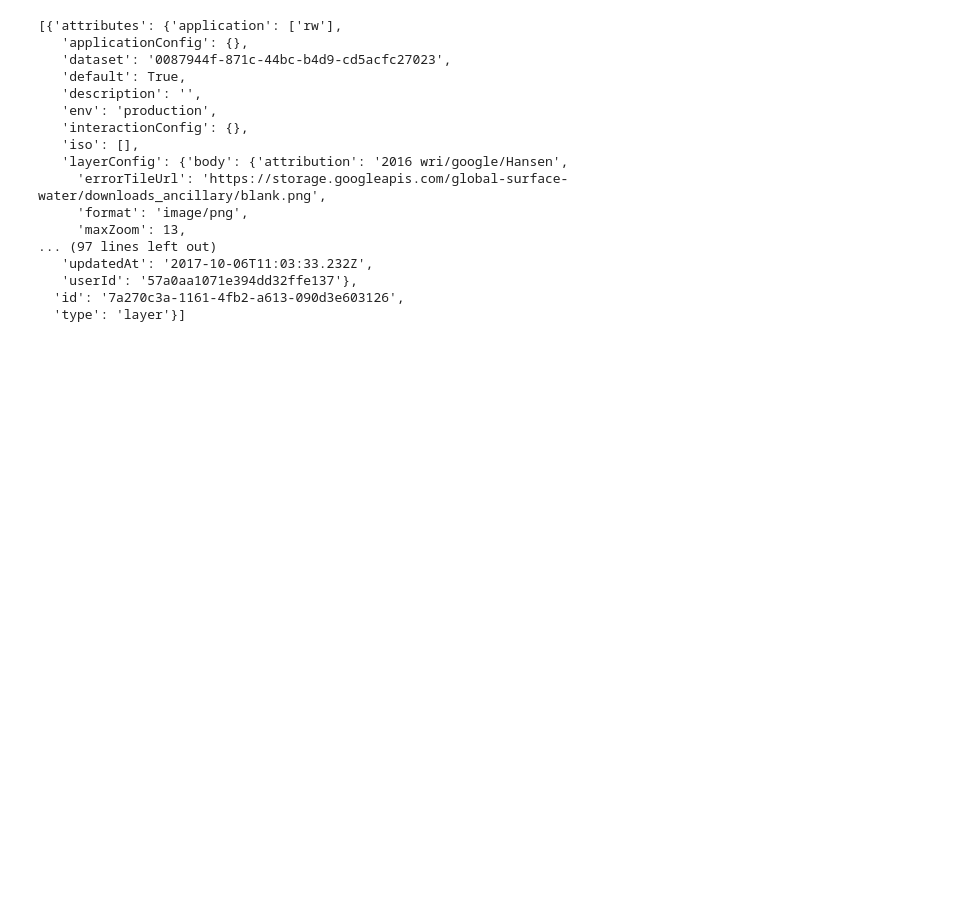
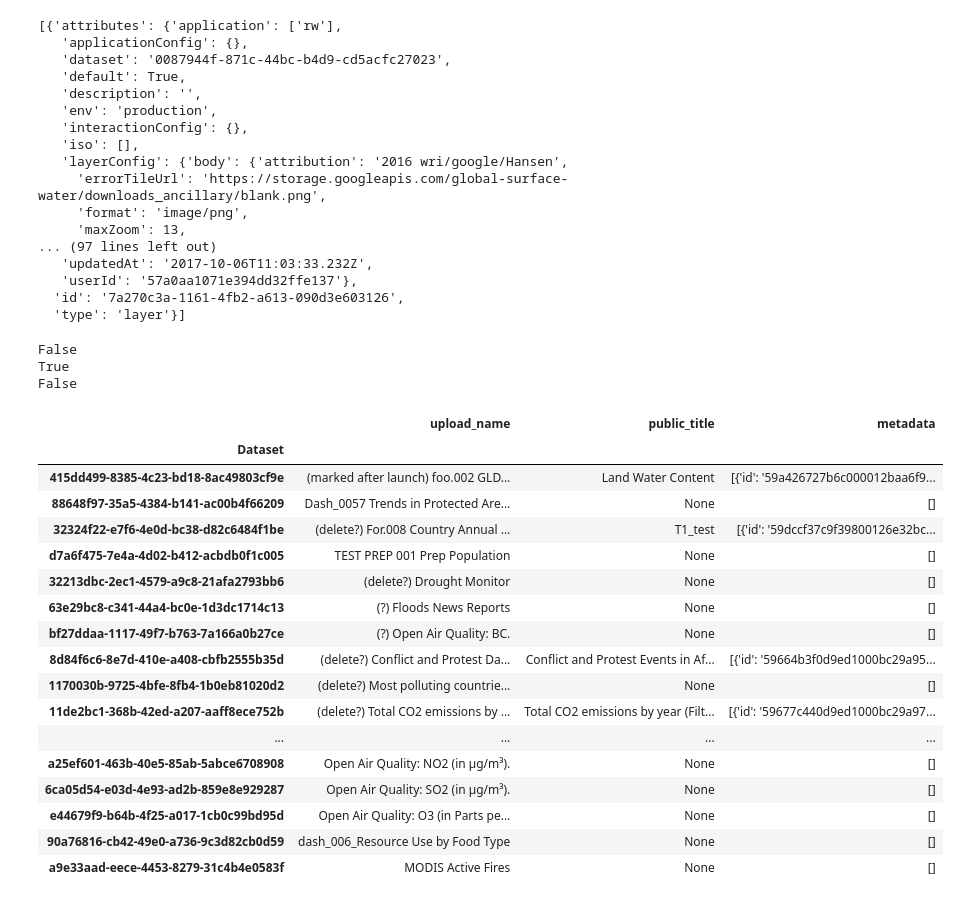
Before and after one commit to nsuberi/ResourceWatchCode, a Jupyter notebook: Metadata Management/Upload Metadata to API.ipynb, the cells around one changed output. Cells and saved outputs as stored; diff of their text form; code cells hidden in the pictures; blank space fills up the shorter version.

```diff
--- a/Metadata Management/Upload Metadata to API.ipynb
+++ b/Metadata Management/Upload Metadata to API.ipynb
@@ -342,10 +391,11 @@ for ix, dset in enumerate(data):
     tags = atts["vocabulary"]
     datasets_on_api[atts["name"]] = {
         "rw_id":dset["id"],
+        "upload_name":atts["name"],
         "table_name":atts["tableName"],
         "provider":atts["provider"],
         "date_updated":atts["updatedAt"],
-        "num_metadata":len(metadata),
+        "num_metadata_keys":len(metadata),
         "metadata": metadata,
         "num_layers":len(layers),
         "layers": layers,
@@ -358,6 +408,21 @@ for ix, dset in enumerate(data):
 # Create the DataFrame, name the index, and sort by date_updated
 # More recently updated datasets at the top
 current_datasets_on_api = pd.DataFrame.from_dict(datasets_on_api, orient='index')
+def check_public_title(metadata):
+    if len(metadata) > 0:
+        mdata = metadata[0]
+        if "attributes" in mdata:
+            if "info" in mdata["attributes"]:
+                if "name" in mdata["attributes"]["info"]:
+                    return(mdata["attributes"]["info"]["name"])
+        return(None)
+
+current_datasets_on_api["public_title"] = current_datasets_on_api.apply(lambda row: check_public_title(row["metadata"]), axis=1)
+current_datasets_on_api["without_public_title"] = current_datasets_on_api.apply(lambda row: check_public_title(row["metadata"]), axis=1)
+
+
+
+
 current_datasets_on_api.set_index("rw_id", inplace=True)
 current_datasets_on_api.index.rename("Dataset", inplace=True)
 current_datasets_on_api.sort_values(by=["date_updated"], inplace=True, ascending = False)
@@ -381,3 +446,39 @@ current_datasets_on_api.loc["0087944f-871c-44bc-b4d9-cd5acfc27023", "layers"]
    'userId': '57a0aa1071e394dd32ffe137'},
   'id': '7a270c3a-1161-4fb2-a613-090d3e603126',
   'type': 'layer'}]
+# %%
+### THIS COVERS ALL DATASETS WHICH ARE ON THE BACKOFFICE but HAVE NO RW_ID IN TRACKING SHEET ###
+
+investigate_mdata = current_datasets_on_api[["upload_name", "public_title", "metadata"]]
+
+missed_ids = [rw_id for rw_id in investigate_mdata.index if ((rw_id not in processed1) & (rw_id not in processed2))]
+
+investigate_mdata = investigate_mdata.loc[missed_ids]
+
+print("8f14a33e-5a61-47af-b26e-c1fc036932a5" in missed_ids)
+print("8f14a33e-5a61-47af-b26e-c1fc036932a5" in processed)
+print("8f14a33e-5a61-47af-b26e-c1fc036932a5" in investigate_mdata.index)
+
+investigate_mdata
+# %% [output]
+False
+True
+False
+|  | upload_name | public_title | metadata |
+| Dataset |  |  |  |
+| 415dd499-8385-4c23-bd18-8ac49803cf9e | (marked after launch) foo.002 GLD... | Land Water Content | [{'id': '59a426727b6c000012baa6f9... |
+| 88648f97-35a5-4384-b141-ac00b4f66209 | Dash_0057 Trends in Protected Are... | None | [] |
+| 32324f22-e7f6-4e0d-bc38-d82c6484f1be | (delete?) For.008 Country Annual ... | T1_test | [{'id': '59dccf37c9f39800126e32bc... |
+| d7a6f475-7e4a-4d02-b412-acbdb0f1c005 | TEST PREP 001 Prep Population | None | [] |
+| 32213dbc-2ec1-4579-a9c8-21afa2793bb6 | (delete?) Drought Monitor | None | [] |
+| 63e29bc8-c341-44a4-bc0e-1d3dc1714c13 | (?) Floods News Reports | None | [] |
+| bf27ddaa-1117-49f7-b763-7a166a0b27ce | (?) Open Air Quality: BC. | None | [] |
+| 8d84f6c6-8e7d-410e-a408-cbfb2555b35d | (delete?) Conflict and Protest Da... | Conflict and Protest Events in Af... | [{'id': '59664b3f0d9ed1000bc29a95... |
+| 1170030b-9725-4bfe-8fb4-1b0eb81020d2 | (delete?) Most polluting countrie... | None | [] |
+| 11de2bc1-368b-42ed-a207-aaff8ece752b | (delete?) Total CO2 emissions by ... | Total CO2 emissions by year (Filt... | [{'id': '59677c440d9ed1000bc29a97... |
+| ... | ... | ... | ... |
+| a25ef601-463b-40e5-85ab-5abce6708908 | Open Air Quality: NO2 (in µg/m³). | None | [] |
+| 6ca05d54-e03d-4e93-ad2b-859e8e929287 | Open Air Quality: SO2 (in µg/m³). | None | [] |
+| e44679f9-b64b-4f25-a017-1cb0c99bd95d | Open Air Quality: O3 (in Parts pe... | None | [] |
+| 90a76816-cb42-49e0-a736-9c3d82cb0d59 | dash_006_Resource Use by Food Type | None | [] |
+| a9e33aad-eece-4453-8279-31c4b4e0583f | MODIS Active Fires | None | [] |
```
Also changed, not shown: parts of 16 cells of this notebook.
